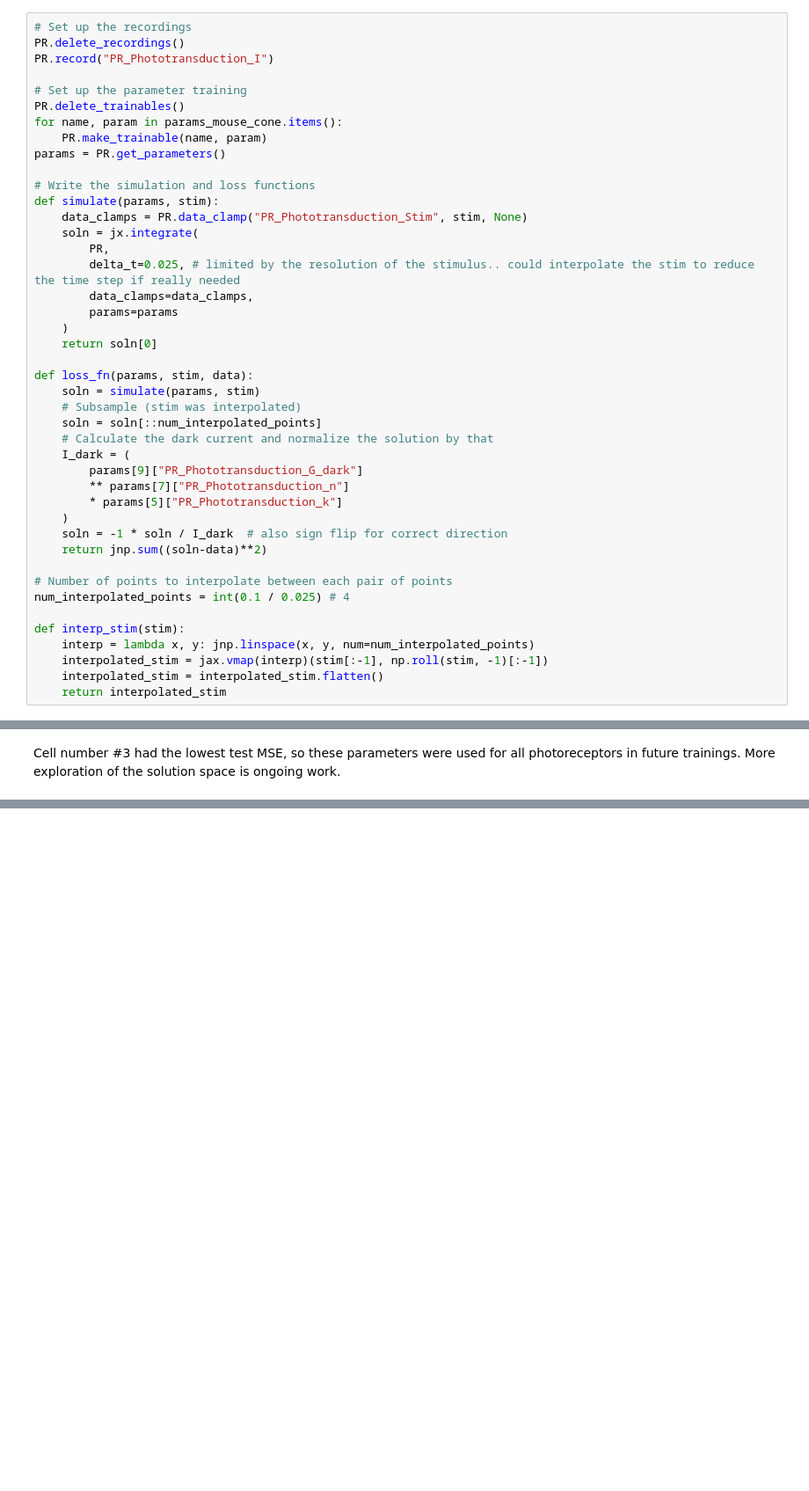
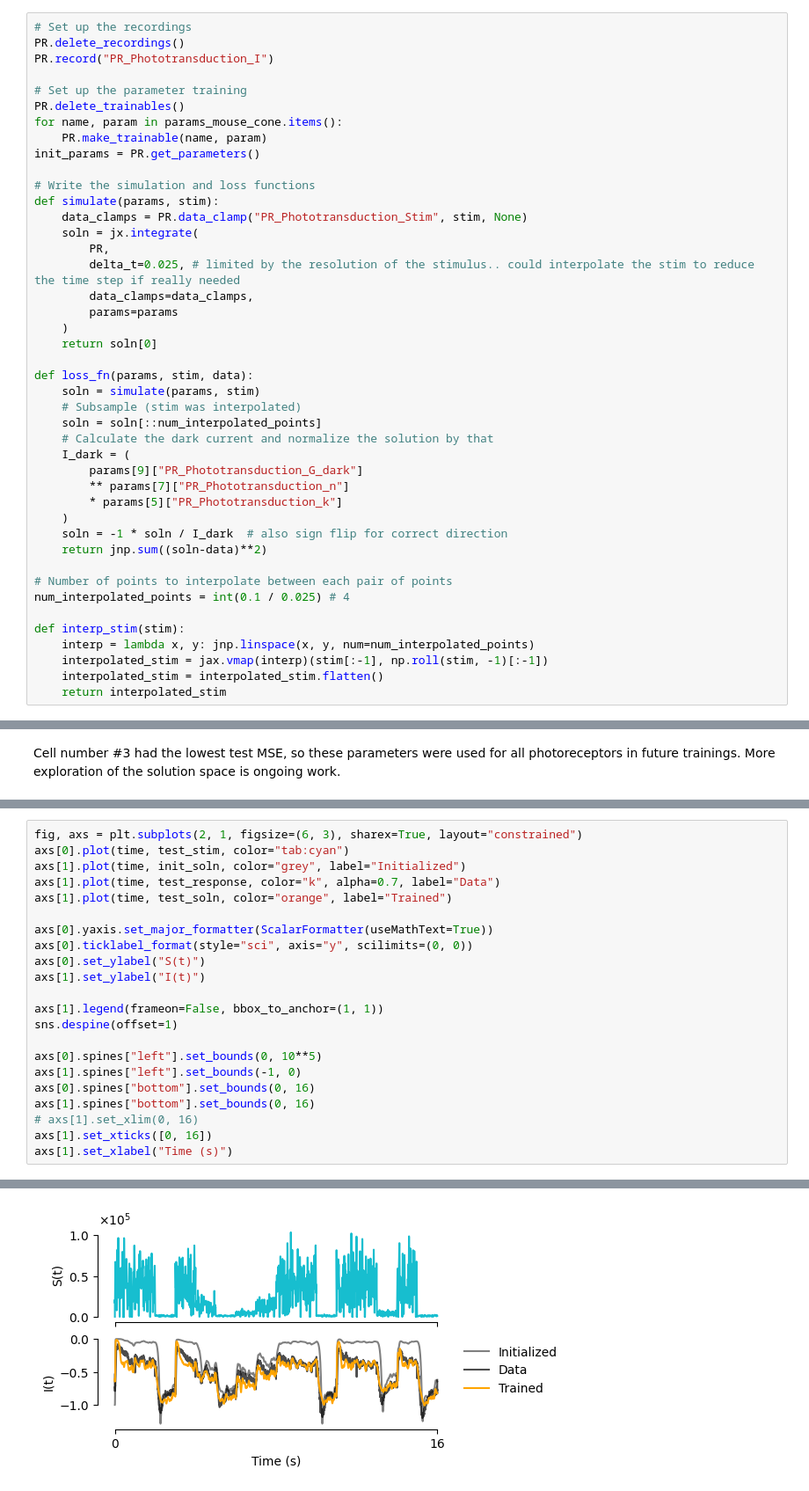
Before and after one commit to berenslab/jaxley-retina, a Jupyter notebook: notebooks/OPL/cascade_fit.ipynb, the cells around one changed output, grey strips where cells are left out. Shown: that part at 88% size. Saved outputs shown, nothing was run; the diff lists cells and outputs as text; blank space fills up the shorter version.

Commit message:
Added notebooks and figure 1 code

```diff
--- a/notebooks/OPL/cascade_fit.ipynb
+++ b/notebooks/OPL/cascade_fit.ipynb
@@ -30,7 +30,7 @@ PR.record("PR_Phototransduction_I")
 PR.delete_trainables()
 for name, param in params_mouse_cone.items():
     PR.make_trainable(name, param)
-params = PR.get_parameters()
+init_params = PR.get_parameters()
 
 # Write the simulation and loss functions
 def simulate(params, stim):
@@ -163,0 +190,23 @@ Cell number #3 had the lowest test MSE, so these parameters were used for all ph
+# %%
+fig, axs = plt.subplots(2, 1, figsize=(6, 3), sharex=True, layout="constrained")
+axs[0].plot(time, test_stim, color="tab:cyan")
+axs[1].plot(time, init_soln, color="grey", label="Initialized")
+axs[1].plot(time, test_response, color="k", alpha=0.7, label="Data")
+axs[1].plot(time, test_soln, color="orange", label="Trained")
+
+axs[0].yaxis.set_major_formatter(ScalarFormatter(useMathText=True))
+axs[0].ticklabel_format(style="sci", axis="y", scilimits=(0, 0))
+axs[0].set_ylabel("S(t)")
+axs[1].set_ylabel("I(t)")
+
+axs[1].legend(frameon=False, bbox_to_anchor=(1, 1))
+sns.despine(offset=1)
+
+axs[0].spines["left"].set_bounds(0, 10**5)
+axs[1].spines["left"].set_bounds(-1, 0)
+axs[0].spines["bottom"].set_bounds(0, 16)
+axs[1].spines["bottom"].set_bounds(0, 16)
+# axs[1].set_xlim(0, 16)
+axs[1].set_xticks([0, 16])
+axs[1].set_xlabel("Time (s)")
+# %% [output]
@@ -163,0 +214 @@ Cell number #3 had the lowest test MSE, so these parameters were used for all ph
+[figure, added]
```
Also changed, not shown: parts of 4 cells of this notebook, 10 other files.
